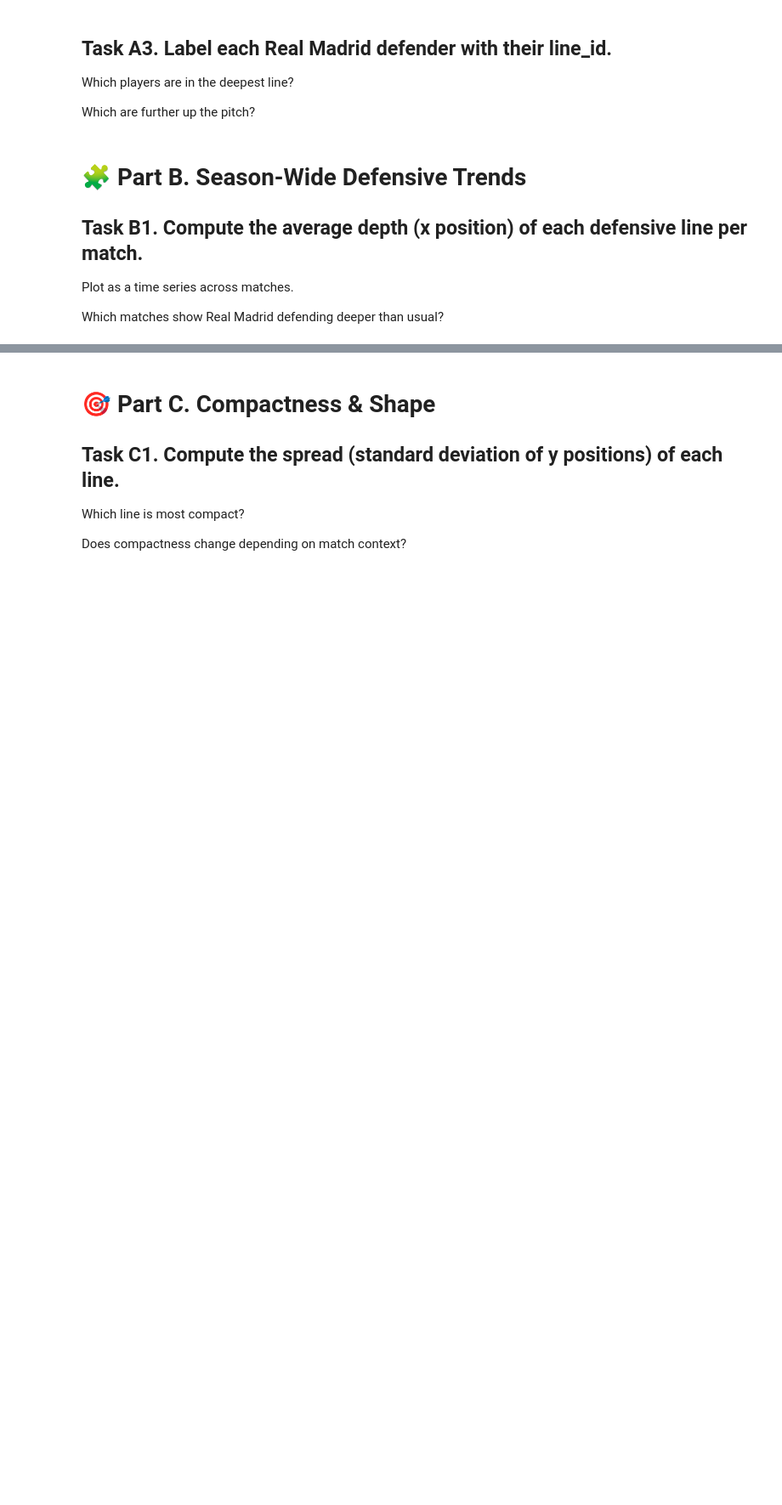
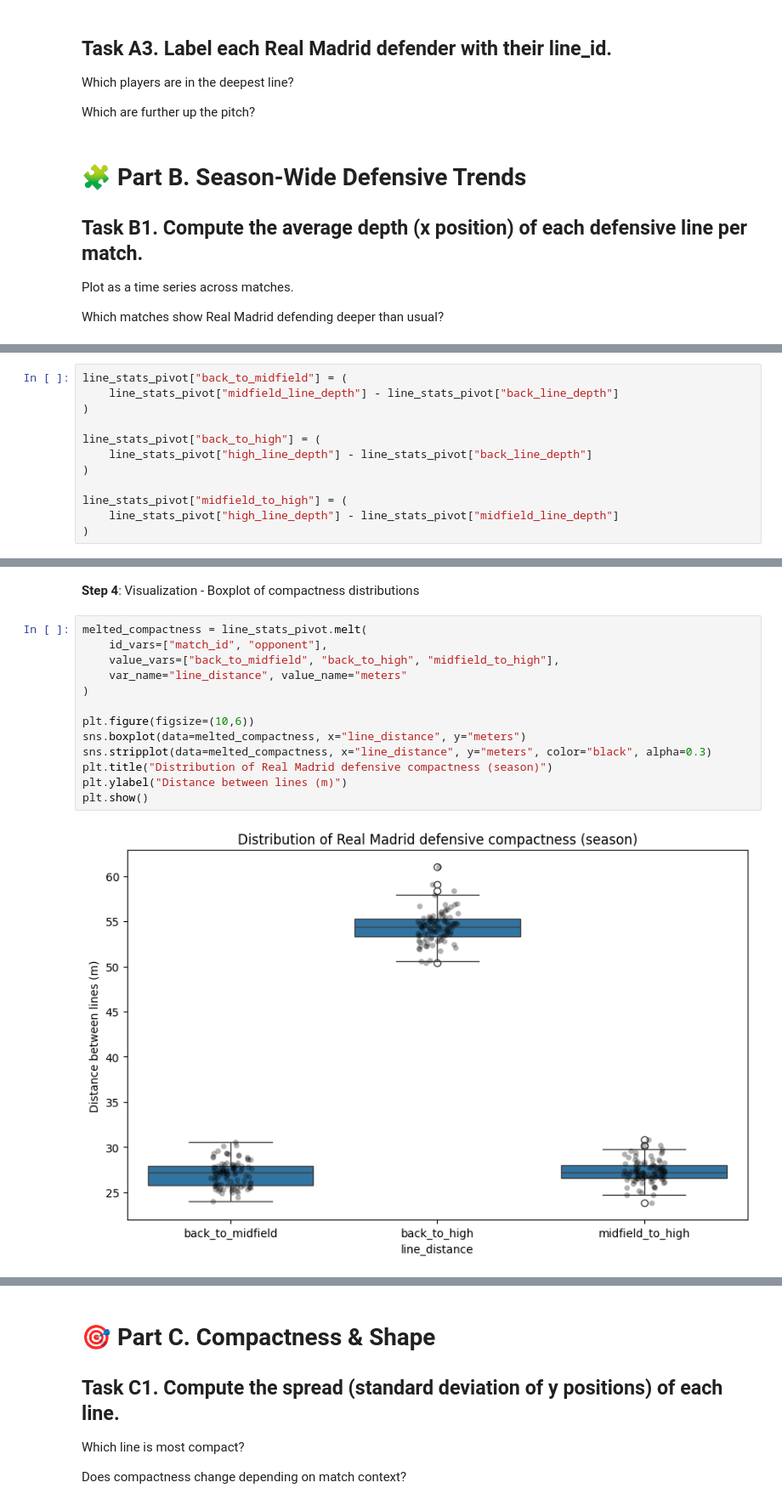
Before and after one commit to MartimRego/pass-decisions, a Jupyter notebook: Module_1/excercise_module_1.ipynb, the cells around one changed output, grey strips where cells are left out. Shown: that part at 85% size. Saved outputs shown, nothing was run; the diff lists cells and outputs as text; blank space fills up the shorter version.

```diff
--- a/Module_1/excercise_module_1.ipynb
+++ b/Module_1/excercise_module_1.ipynb
@@ -338,0 +421,12 @@ What might this mean tactically?
+# %%
+line_stats_pivot["back_to_midfield"] = (
+    line_stats_pivot["midfield_line_depth"] - line_stats_pivot["back_line_depth"]
+)
+
+line_stats_pivot["back_to_high"] = (
+    line_stats_pivot["high_line_depth"] - line_stats_pivot["back_line_depth"]
+)
+
+line_stats_pivot["midfield_to_high"] = (
+    line_stats_pivot["high_line_depth"] - line_stats_pivot["midfield_line_depth"]
+)
@@ -338,0 +465,17 @@ What might this mean tactically?
+# %% [markdown]
+**Step 4**: Visualization - Boxplot of compactness distributions
+# %%
+melted_compactness = line_stats_pivot.melt(
+    id_vars=["match_id", "opponent"],
+    value_vars=["back_to_midfield", "back_to_high", "midfield_to_high"],
+    var_name="line_distance", value_name="meters"
+)
+
+plt.figure(figsize=(10,6))
+sns.boxplot(data=melted_compactness, x="line_distance", y="meters")
+sns.stripplot(data=melted_compactness, x="line_distance", y="meters", color="black", alpha=0.3)
+plt.title("Distribution of Real Madrid defensive compactness (season)")
+plt.ylabel("Distance between lines (m)")
+plt.show()
+# %% [output]
+[figure, added]
```
Also changed, not shown: parts of 11 cells of this notebook.
